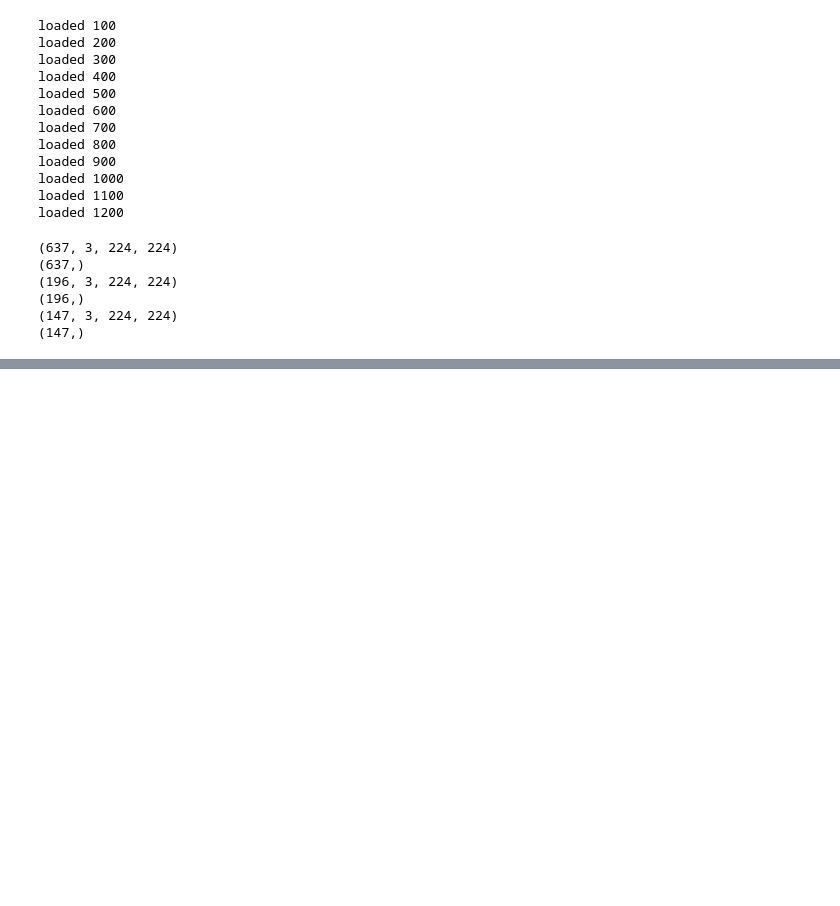
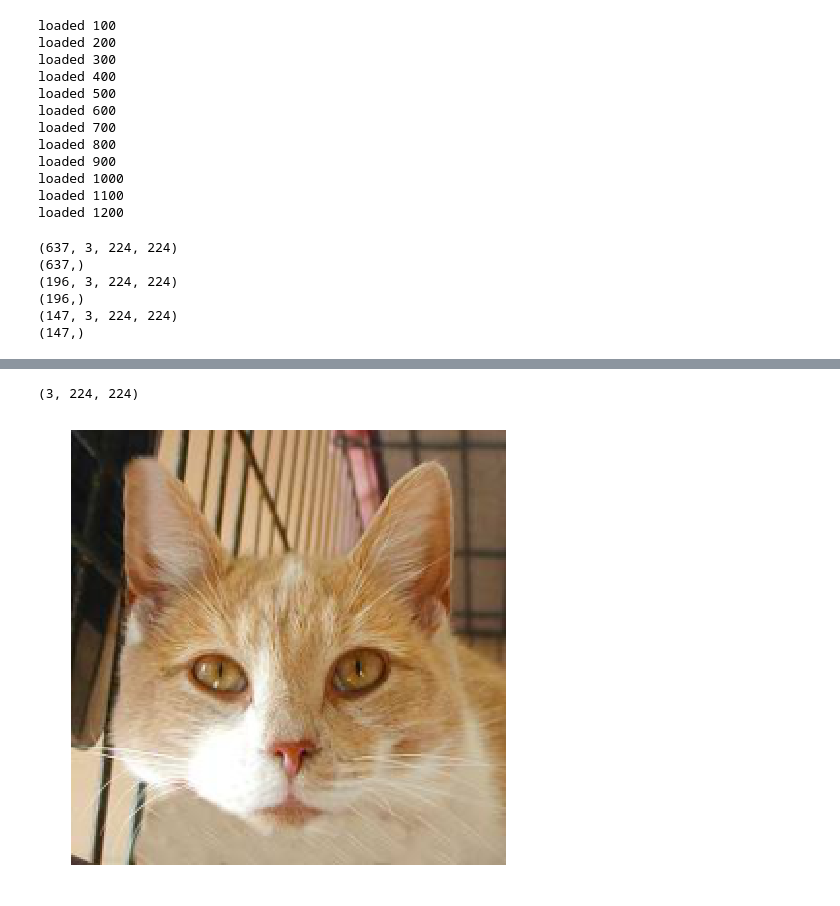
Before and after one commit to crw2998/231N-project, a Jupyter notebook: LSTM-attention-Saliency.ipynb, the cells around one changed output, grey strips where cells are left out. Cells and saved outputs as stored; diff of their text form; code cells hidden in the pictures; blank space fills up the shorter version.

```diff
--- a/LSTM-attention-Saliency.ipynb
+++ b/LSTM-attention-Saliency.ipynb
@@ -378,0 +388,5 @@ AttributeError: 'numpy.ndarray' object has no attribute 'show'
+# %%
+imshow_noax(real_img[19])
+# %% [output]
+(3, 224, 224)
+[figure, added]
```
Also changed, not shown: parts of 6 cells of this notebook.
